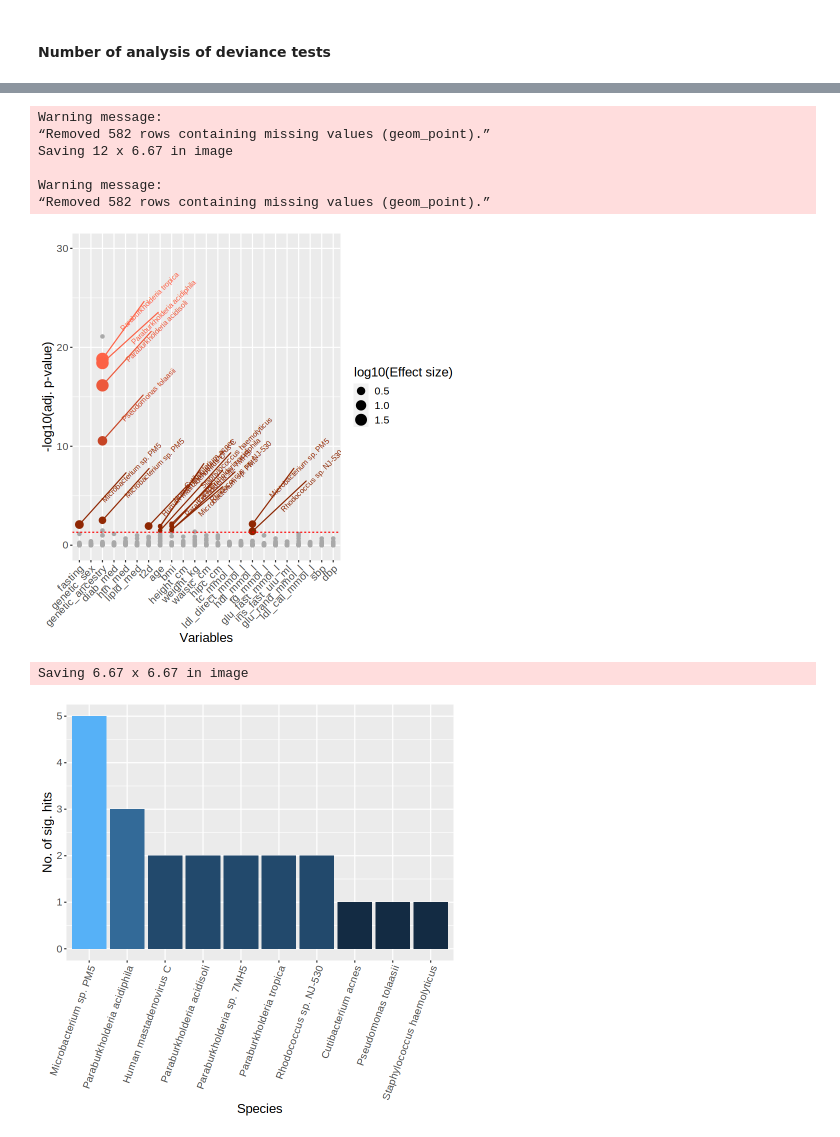
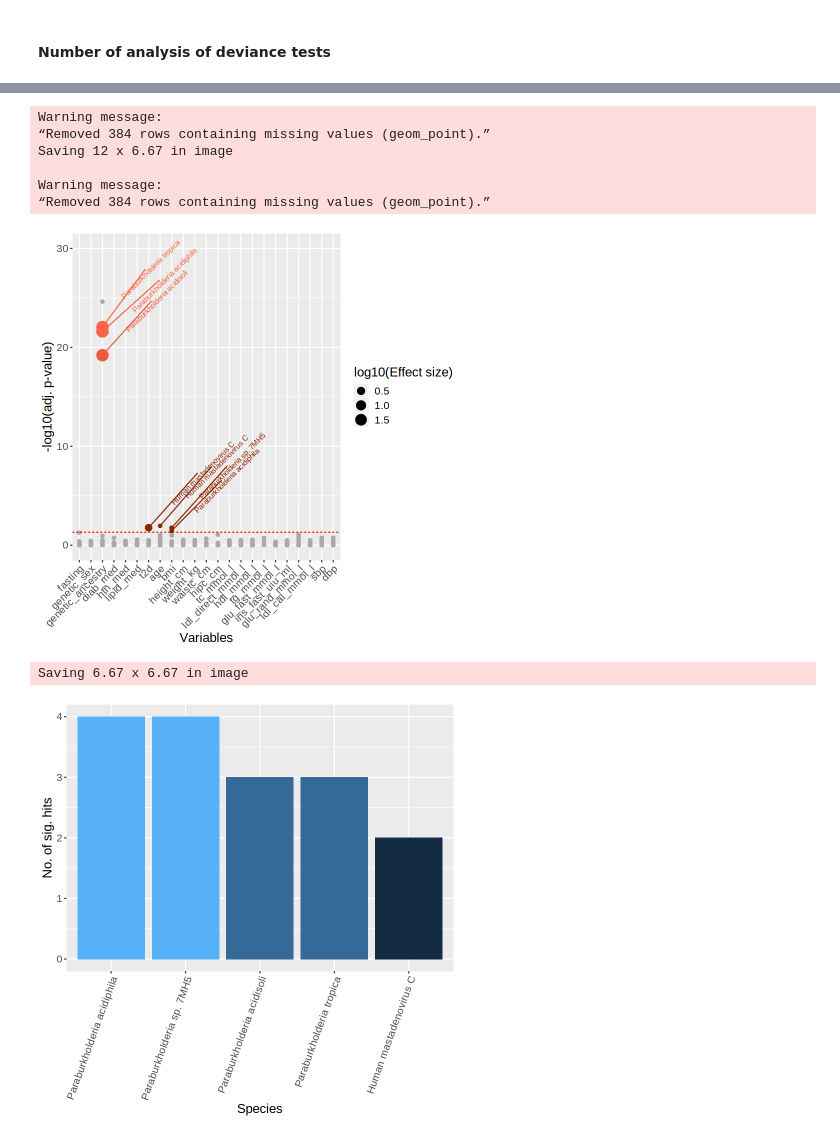
Before and after one commit to cednotsed/blood_microbial_signatures, a Jupyter notebook: analysis/phenotype_associations_GLM_covariates.ipynb, the cells around one changed output, grey strips where cells are left out. Saved outputs shown, nothing was run; the diff lists cells and outputs as text; code cells hidden in the pictures.

```diff
--- a/analysis/phenotype_associations_GLM_covariates.ipynb
+++ b/analysis/phenotype_associations_GLM_covariates.ipynb
@@ -31,9 +31,9 @@ Loading required package: Maaslin2
 # %% [markdown]
 ### Load  data
 # %%
-# X <- fread("results/decontamination/read_matrix_n157.global_decontaminated.zeroed.csv")
-X <- fread("results/decontamination/RA_matrix_n157.global_decontaminated.zeroed.csv")
-X <- fread("results/decontamination/PA_matrix_n157.global_decontaminated.zeroed.csv")
+X <- fread("results/decontamination/prevalence_RA0.005_read10.csv")
+nc <- fread("results/decontamination/curated_n124_global_decontamination_stats.csv")
+X <- X %>% select(all_of(c("npm_research_id", nc$taxa)))
 
 meta <- fread("data/20210125_v3_release/20210203_all_traits_v3.txt")
 meta2 <- fread("data/SG10K_Health_metadata.n10714.16March2021.parsed.csv")
@@ -264,34 +277,34 @@ plot_df %>%
 ggsave("results/phenotype_associations/manhattan_plot.glm.png", dpi = 600, width = 12)
 # %% [output]
 Warning message:
-“Removed 582 rows containing missing values (geom_point).”
+“Removed 384 rows containing missing values (geom_point).”
 Saving 12 x 6.67 in image
 
 Warning message:
-“Removed 582 rows containing missing values (geom_point).”
+“Removed 384 rows containing missing values (geom_point).”
-[figure, old version]
+[figure, new version]
 # %%
 taxa_counts <- final %>%
-    mutate(is_sig = ifelse(AOD_p.adj < a & param_p.adj < a, T, F)) %>%
+    mutate(is_sig = ifelse(AOD_p.adj < a, T, F)) %>%
     filter(is_sig) %>%
     group_by(taxa) %>%
     summarise(n = n()) %>%
     arrange(desc(n))
 
 hit_plt <- taxa_counts %>%
     mutate(taxa = factor(taxa, unique(taxa_counts$taxa))) %>%
     ggplot(aes(x = taxa, y = n, fill = n)) +
     geom_bar(stat = "identity") +
     theme(legend.position = "none",
           axis.text.x = element_text(angle = 70, hjust = 1),
           text = element_text(size = 15)) +
     labs(x = "Species", y = "No. of sig. hits")
 
 hit_plt
 ggsave("results/phenotype_associations/assoc_hit_count_barchart.png", dpi = 600)
 # %% [output]
 Saving 6.67 x 6.67 in image
-[figure, old version]
+[figure, new version]
 # %%
 X_meta %>%
     left_join(meta2, "npm_research_id") %>%
```
Also changed, not shown: parts of 7 cells of this notebook, 21 other files.
